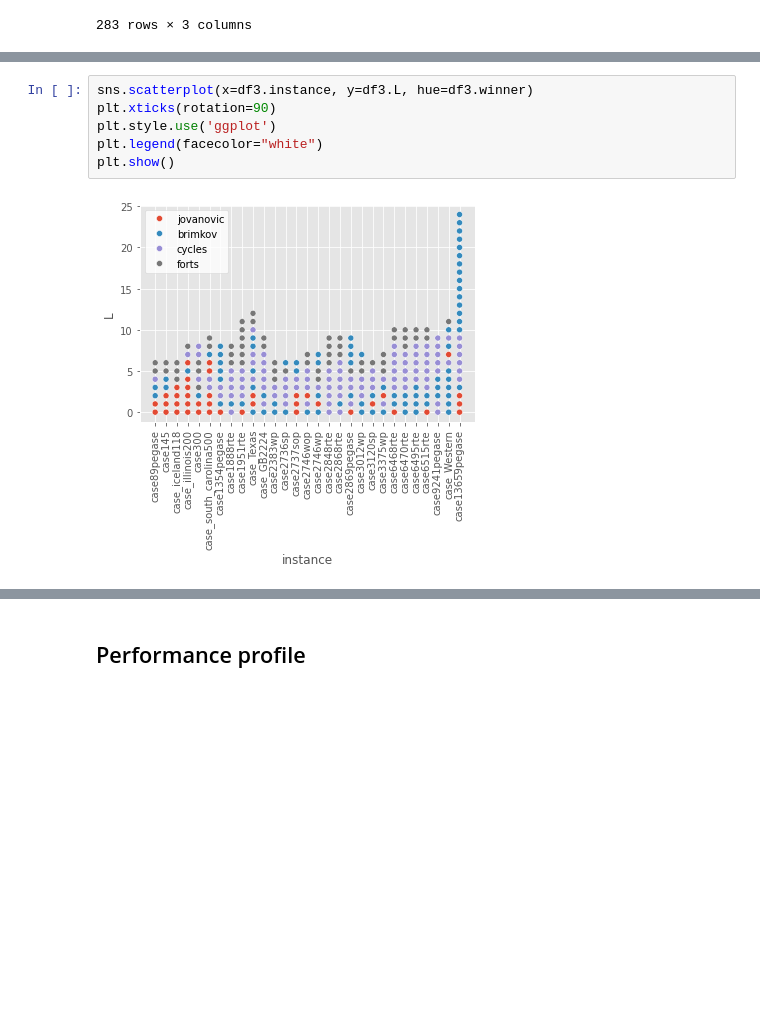
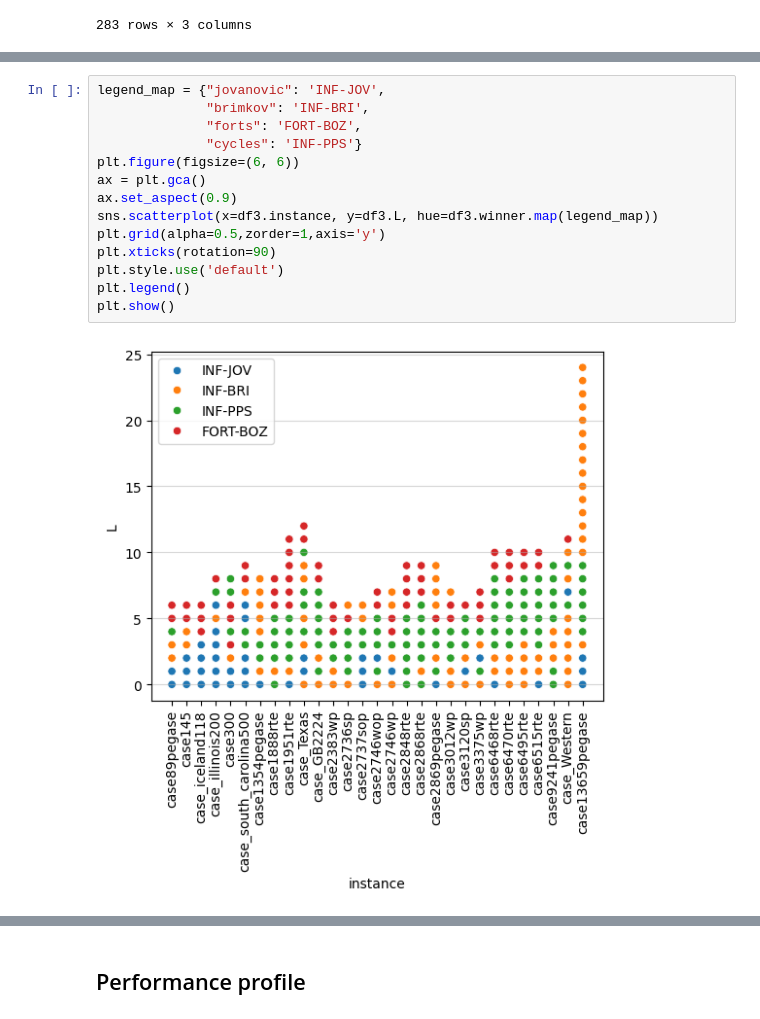
Before and after one commit to maurolucci/pds-lim, a Jupyter notebook: experiments/stats1.ipynb, the cells around one changed output, grey strips where cells are left out. Saved outputs shown, nothing was run; the diff lists cells and outputs as text; blank space fills up the shorter version.

Commit message:
Update: new graphics

```diff
--- a/experiments/stats1.ipynb
+++ b/experiments/stats1.ipynb
@@ -342,8 +342,16 @@ plt.show()
 # %%
-sns.scatterplot(x=df3.instance, y=df3.L, hue=df3.winner)
+legend_map = {"jovanovic": 'INF-JOV',
+              "brimkov": 'INF-BRI',
+              "forts": 'FORT-BOZ',
+              "cycles": 'INF-PPS'}
+plt.figure(figsize=(6, 6))
+ax = plt.gca()
+ax.set_aspect(0.9)
+sns.scatterplot(x=df3.instance, y=df3.L, hue=df3.winner.map(legend_map))
+plt.grid(alpha=0.5,zorder=1,axis='y')
 plt.xticks(rotation=90)
-plt.style.use('ggplot')
-plt.legend(facecolor="white")
+plt.style.use('default')
+plt.legend()
 plt.show()
 # %% [output]
-[figure, old version]
+[figure, new version]
```
Also changed, not shown: parts of 14 cells of this notebook.
